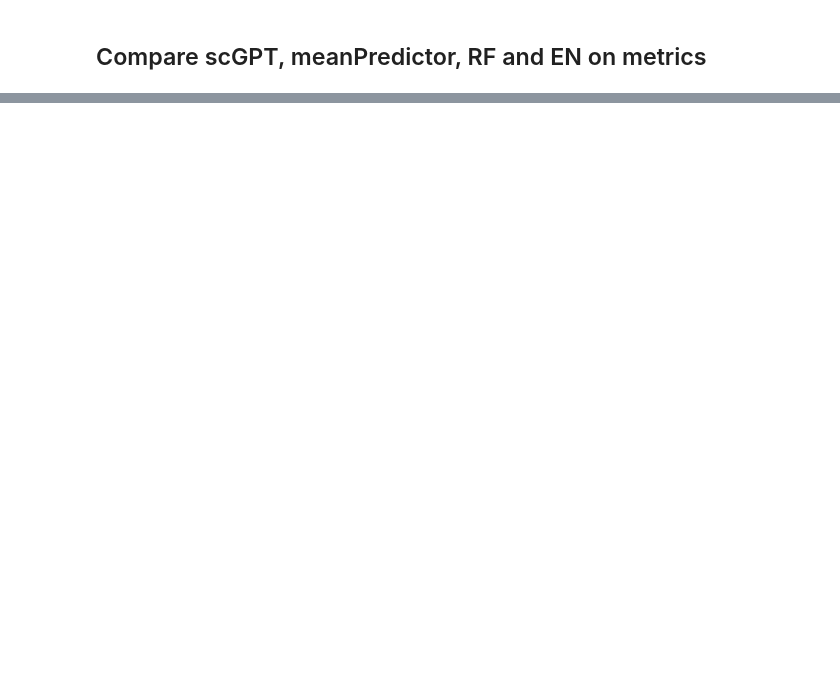
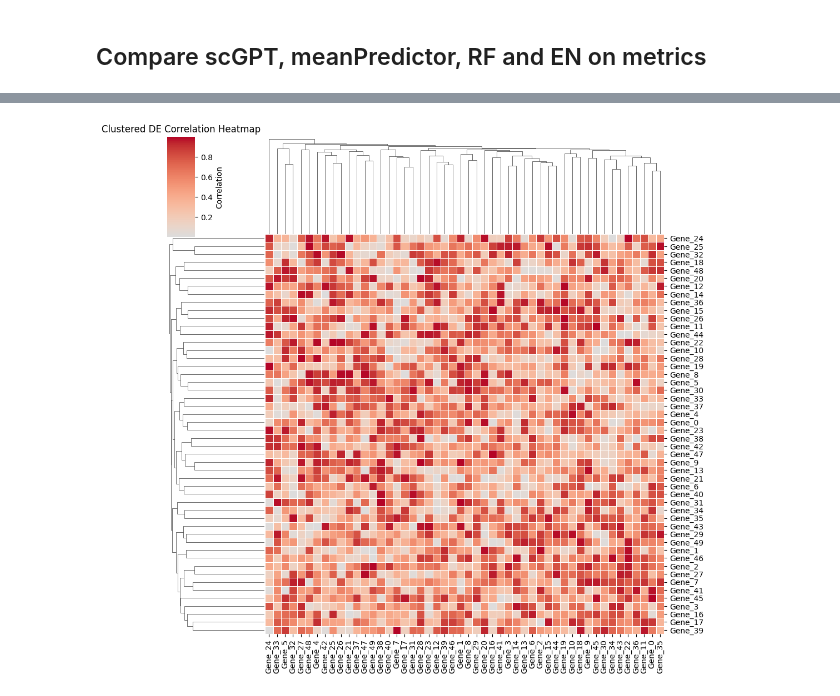
Before and after one commit to turbine-ai/PerturbSeqPredBenchmark, a Jupyter notebook: notebooks/bulk_models.ipynb, the cells around one changed output, grey strips where cells are left out. Cells and saved outputs as stored; diff of their text form; code cells hidden in the pictures; blank space fills up the shorter version.

```diff
--- a/notebooks/bulk_models.ipynb
+++ b/notebooks/bulk_models.ipynb
@@ -532,0 +1082,19 @@ plot_results(df)
+# %%
+import seaborn as sns
+import matplotlib.pyplot as plt
+import numpy as np
+import pandas as pd
+
+# Example: Generate synthetic correlation data
+np.random.seed(0)
+data = np.random.rand(50, 50)  # Replace with your actual correlation matrix
+df = pd.DataFrame(data, columns=[f"Gene_{i}" for i in range(50)], index=[f"Gene_{i}" for i in range(50)])
+
+# Clustered heatmap
+g = sns.clustermap(df, cmap="coolwarm", center=0, linewidths=0.5, figsize=(10, 10),
+                   xticklabels=True, yticklabels=True, cbar_kws={'label': 'Correlation'})
+
+plt.title("Clustered DE Correlation Heatmap")
+plt.show()
+# %% [output]
+[figure, added]
```
Also changed, not shown: parts of 48 cells of this notebook, 3 other files.
